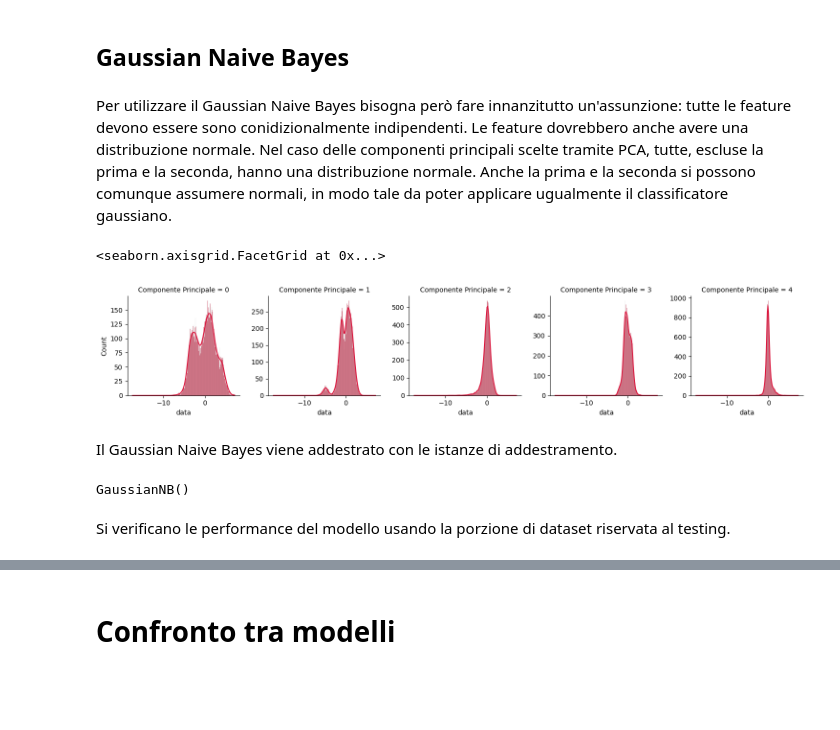
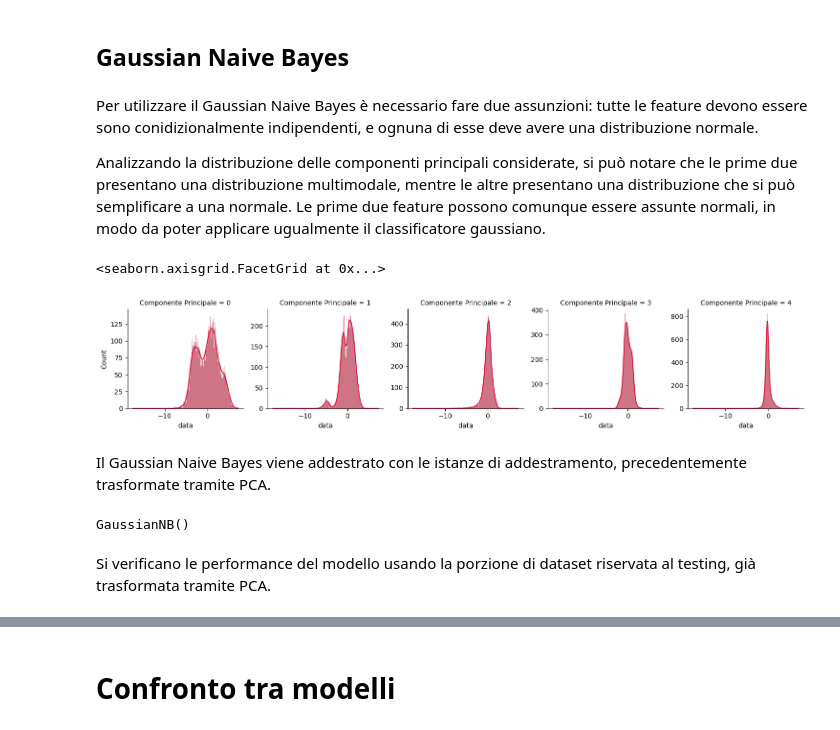
Before and after one commit to mattia010/dry_beans_ML, a Jupyter notebook: dry_beans_notebook.ipynb, the cells around one changed output, grey strips where cells are left out. Drawn from its saved outputs; the diff is of its cells as text; code cells hidden in the pictures; blank space fills up the shorter version.

Commit message:
fix: perform dataset splitting before PCA. change img folder's content with updated images.

```diff
--- a/dry_beans_notebook.ipynb
+++ b/dry_beans_notebook.ipynb
@@ -139,11 +136,11 @@ tree_clf = DecisionTreeClassifier(class_weight='balanced', random_state=42)
 
 tree_param = {
     'criterion':('gini', 'entropy'),
-    'max_depth':[6, 8, 10],
+    'max_depth':[8, 10, 12],
     'max_leaf_nodes':[20, 25, 35]
 }
 tree_grid = GridSearchCV(tree_clf, tree_param, scoring="balanced_accuracy", refit=True)
-tree_grid.fit(train_inst, train_targets)
+tree_grid.fit(pca_train_inst, train_targets)
 
 print("Parametri migliori: ", tree_grid.best_params_)
 # %% [output]
@@ -192,7 +190,7 @@ mlp_param = {
     'activation': ['tanh', 'relu']
 }
 mlp_grid = GridSearchCV(mlp_clf, mlp_param, n_jobs= -1, scoring="balanced_accuracy", refit=True)
-mlp_grid.fit(train_inst, train_targets)
+mlp_grid.fit(pca_train_inst, train_targets)
 
 clear_output()
 print("Parametri migliori: ", mlp_grid.best_params_)
@@ -250,9 +248,9 @@ high_tol_mlp = MLPClassifier()
 high_tol_params = mlp_grid.best_estimator_.get_params()
 high_tol_params.update({"tol":mlp_tolerance})
 high_tol_mlp.set_params(**high_tol_params)
-high_tol_mlp.fit(train_inst, train_targets)
+high_tol_mlp.fit(pca_train_inst, train_targets)
 
-mlp_high_pred = high_tol_mlp.predict(test_inst)
+mlp_high_pred = high_tol_mlp.predict(pca_test_inst)
 print("\n\nBalanced accuracy: ", balanced_accuracy_score(test_targets, mlp_high_pred))
 print("\n\n", classification_report(test_targets, mlp_high_pred))
 
@@ -306,7 +305,7 @@ svm_param = {
     'C':[1, 2, 5]
 }
 svm_grid = GridSearchCV(svc, svm_param, scoring="balanced_accuracy", refit=True)
-svm_grid.fit(train_inst, train_targets)
+svm_grid.fit(pca_train_inst, train_targets)
 
 print("Parametri migliori: ", svm_grid.best_params_)
 # %% [output]
@@ -350,18 +349,20 @@ Numero di vettori di supporto: 2151
 # %% [markdown]
 ## Gaussian Naive Bayes
 # %% [markdown]
-Per utilizzare il Gaussian Naive Bayes bisogna però fare innanzitutto un'assunzione: tutte le feature devono essere sono conidizionalmente indipendenti. Le feature dovrebbero anche avere una distribuzione normale.
-Nel caso delle componenti principali scelte tramite PCA, tutte, escluse la prima e la seconda, hanno una distribuzione normale. Anche la prima e la seconda si possono comunque assumere normali, in modo tale da poter applicare ugualmente il classificatore gaussiano.
+Per utilizzare il Gaussian Naive Bayes è necessario fare due assunzioni: tutte le feature devono essere sono conidizionalmente indipendenti, e ognuna di esse deve avere una distribuzione normale.
+
+Analizzando la distribuzione delle componenti principali considerate, si può notare che le prime due presentano una distribuzione multimodale, mentre le altre presentano una distribuzione che si può semplificare a una normale.
+Le prime due feature possono comunque essere assunte normali, in modo da poter applicare ugualmente il classificatore gaussiano.
 # %%
-tmp_df = pd.DataFrame(pca_data).melt(var_name='Componente Principale', value_name='data')
+tmp_df = pd.DataFrame(pca_train_inst).melt(var_name='Componente Principale', value_name='data')
 sns.displot(data=tmp_df,
             x="data", col="Componente Principale", kde=True, color='crimson', height=3,
             facet_kws={"sharey": False, "sharex": False})
 # %% [output]
 <seaborn.axisgrid.FacetGrid at 0x...>
-[figure, old version]
+[figure, new version]
 # %% [markdown]
-Il Gaussian Naive Bayes viene addestrato con le istanze di addestramento.
+Il Gaussian Naive Bayes viene addestrato con le istanze di addestramento, precedentemente trasformate tramite PCA.
 # %%
 gnb_clf = GaussianNB()
 
@@ -369,5 +370,5 @@ gnb_clf.fit(train_inst, train_targets)
 # %% [output]
 GaussianNB()
 # %% [markdown]
-Si verificano le performance del modello usando la porzione di dataset riservata al testing.
+Si verificano le performance del modello usando la porzione di dataset riservata al testing, già trasformata tramite PCA.
 # %%
```
Also changed, not shown: parts of 51 cells of this notebook, 9 other files.
